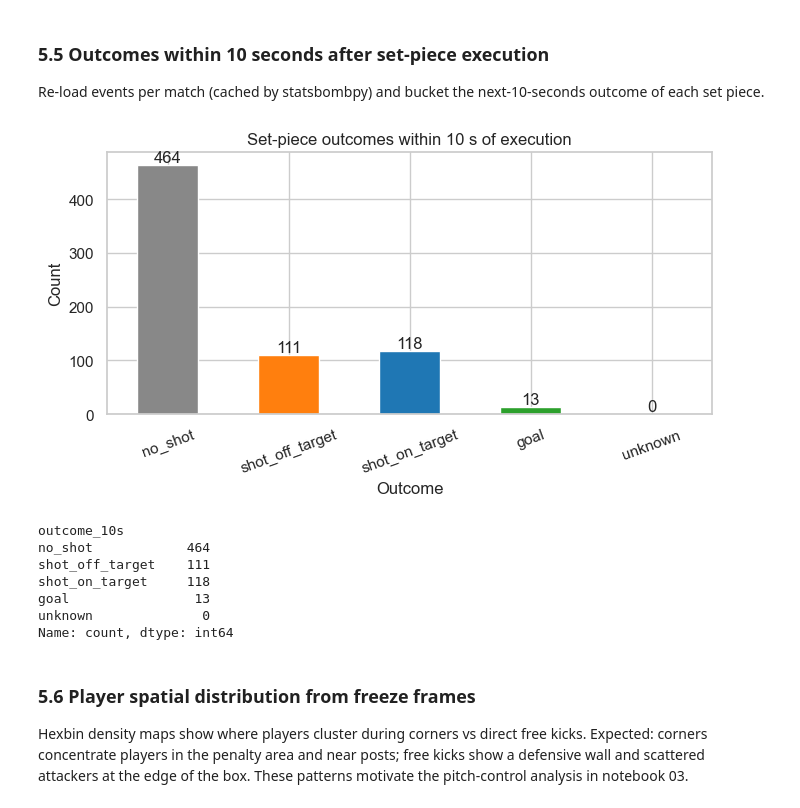
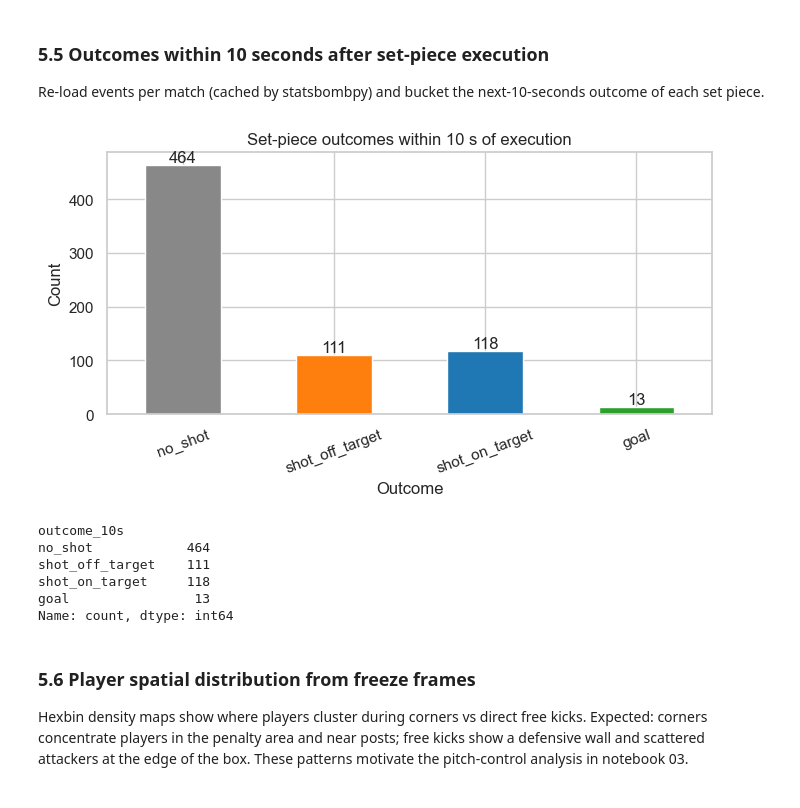
Before and after one commit to itzmore-mph/soccernet-setpiece-vision, a Jupyter notebook: notebooks/01_business_and_data_understanding.ipynb, the cells around one changed output. Cells and saved outputs as stored; diff of their text form; code cells hidden in the pictures.

```diff
--- a/notebooks/01_business_and_data_understanding.ipynb
+++ b/notebooks/01_business_and_data_understanding.ipynb
@@ -365,42 +365,41 @@ def bucket_outcome(events_df: pd.DataFrame, sp_row) -> str:
         return "shot_on_target"
     return "shot_off_target"
 
 
 outcome_buckets = []
 for mid, grp in setpieces.groupby("match_id"):
     try:
         events = sb.events(match_id=int(mid))
     except Exception:
         outcome_buckets.extend(["unknown"] * len(grp))
         continue
     for _, sp in grp.iterrows():
         outcome_buckets.append(bucket_outcome(events, sp))
 
 setpieces["outcome_10s"] = outcome_buckets
 outcome_counts = setpieces["outcome_10s"].value_counts().reindex(
-    ["no_shot", "shot_off_target", "shot_on_target", "goal", "unknown"], fill_value=0
+    ["no_shot", "shot_off_target", "shot_on_target", "goal"], fill_value=0
 )
 
 fig, ax = plt.subplots(figsize=(7, 4))
-outcome_counts.plot(kind="bar", ax=ax, color=["#888", "#ff7f0e", "#1f77b4", "#2ca02c", "#bbb"])
+outcome_counts.plot(kind="bar", ax=ax, color=["#888", "#ff7f0e", "#1f77b4", "#2ca02c"])
 ax.set_title(f"Set-piece outcomes within {WINDOW_SEC} s of execution")
 ax.set_xlabel("Outcome")
 ax.set_ylabel("Count")
 ax.tick_params(axis="x", rotation=20)
 for i, v in enumerate(outcome_counts.values):
     ax.text(i, v, str(v), ha="center", va="bottom")
 fig.tight_layout()
 fig.savefig(FIGURES_DIR / "04_setpiece_outcomes_10s.png", dpi=150)
 plt.show()
 print(outcome_counts)
 # %% [output]
-[figure, old version]
+[figure, new version]
 outcome_10s
 no_shot            464
 shot_off_target    111
 shot_on_target     118
 goal                13
-unknown              0
 Name: count, dtype: int64
 # %% [markdown]
 ### 5.6 Player spatial distribution from freeze frames
```
Also changed, not shown: parts of 1 cell of this notebook, 20 other files.
